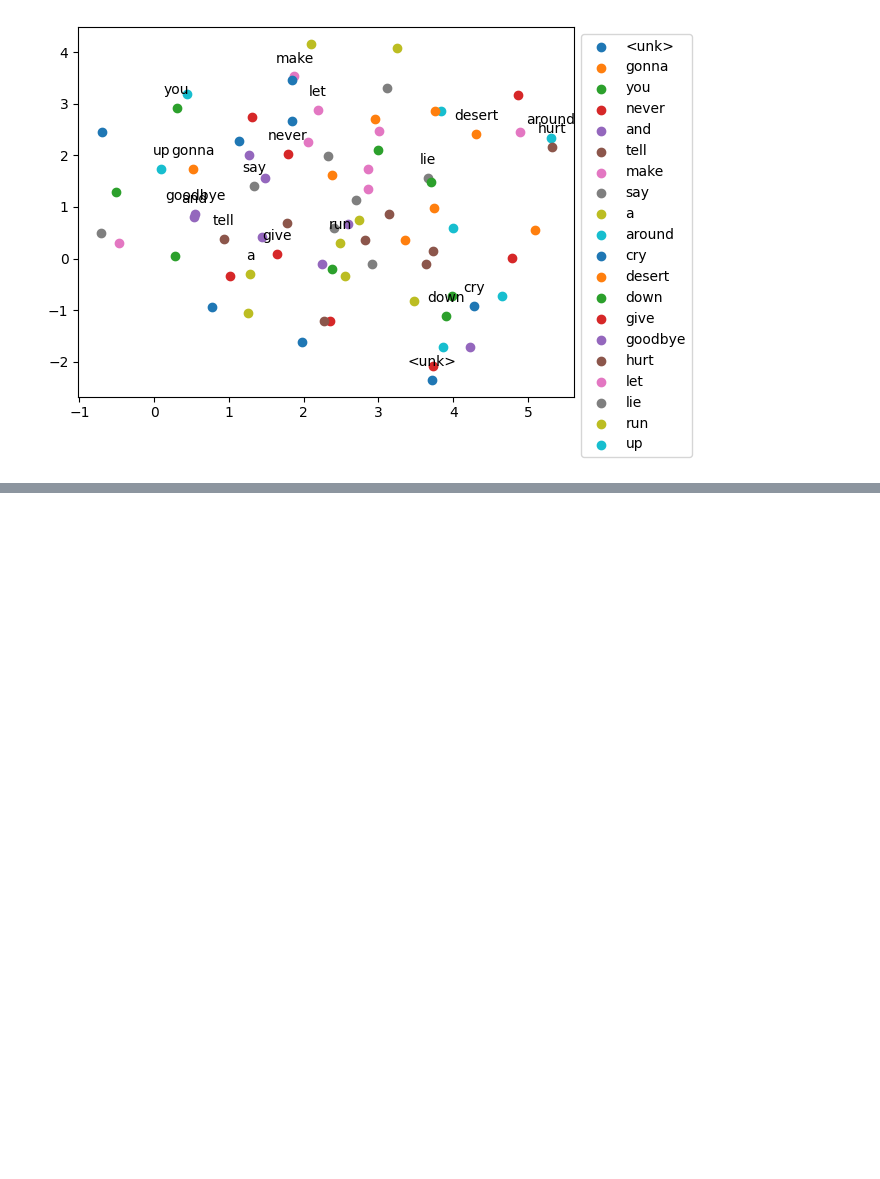
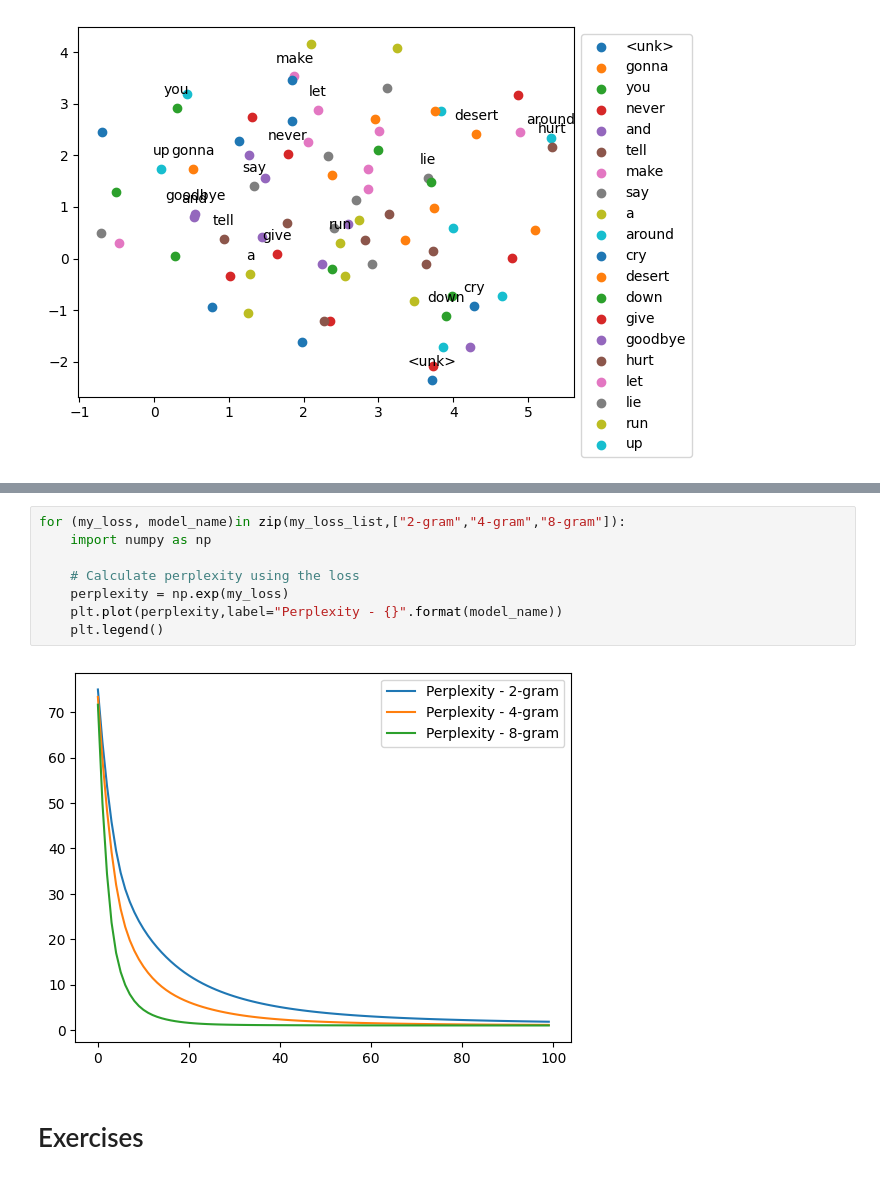
Before and after one commit to vektor8891/llm, a Jupyter notebook: projects/05_text_generator/05_text_generator.ipynb, the cells around one changed output, grey strips where cells are left out. Saved outputs shown, nothing was run; the diff lists cells and outputs as text; blank space fills up the shorter version.

```diff
--- a/projects/05_text_generator/05_text_generator.ipynb
+++ b/projects/05_text_generator/05_text_generator.ipynb
@@ -784,0 +824,12 @@ plt.show()
+# %%
+for (my_loss, model_name)in zip(my_loss_list,["2-gram","4-gram","8-gram"]):
+    import numpy as np
+
+    # Calculate perplexity using the loss
+    perplexity = np.exp(my_loss)
+    plt.plot(perplexity,label="Perplexity - {}".format(model_name))
+    plt.legend()
+# %% [output]
+[figure, added]
+# %% [markdown]
+# Exercises
```
Also changed, not shown: parts of 10 cells of this notebook.
